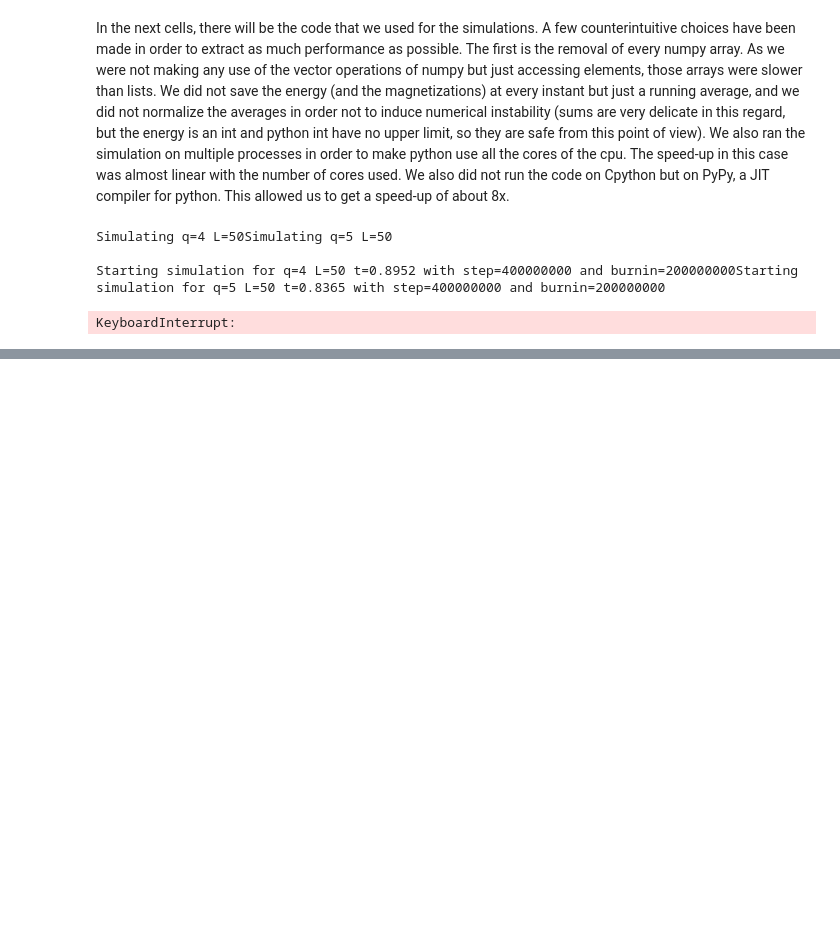
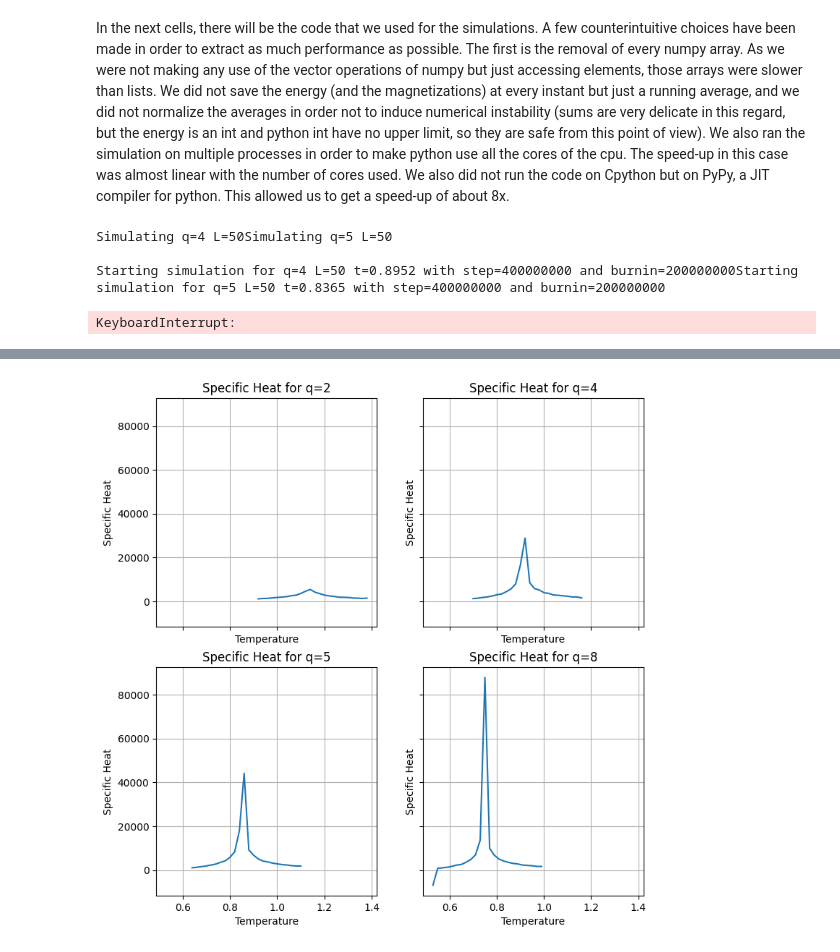
Before and after one commit to DarioFi/Potts-model-phase-transitions, a Jupyter notebook: dario.ipynb, the cells around one changed output, grey strips where cells are left out. Drawn from its saved outputs; the diff is of its cells as text; code cells hidden in the pictures; blank space fills up the shorter version.

```diff
--- a/dario.ipynb
+++ b/dario.ipynb
@@ -303,0 +392,15 @@ KeyboardInterrupt:
+# %%
+# now do the same for the specific heat but zoom into the 20 centered values of the list
+L = 50
+fig, ax = plt.subplots(2, 2, figsize=(8, 8), sharey=True, sharex=True)
+fig.tight_layout(pad=3.0)
+for i, q in enumerate(qs):
+    ax[i // 2, i % 2].plot(exps[q, L].spec_heat_temps[5:-5], exps[q, L].spec_heat[5:-5], label=f"L={L}")
+
+    # ax[i // 2, i % 2].legend()
+    ax[i // 2, i % 2].set_xlabel("Temperature")
+    ax[i // 2, i % 2].set_ylabel("Specific Heat")
+    ax[i // 2, i % 2].set_title(f"Specific Heat for q={q}")
+    ax[i // 2, i % 2].grid()
+# %% [output]
+[figure, added]
```
Also changed, not shown: parts of 7 cells of this notebook, 2 other files.
